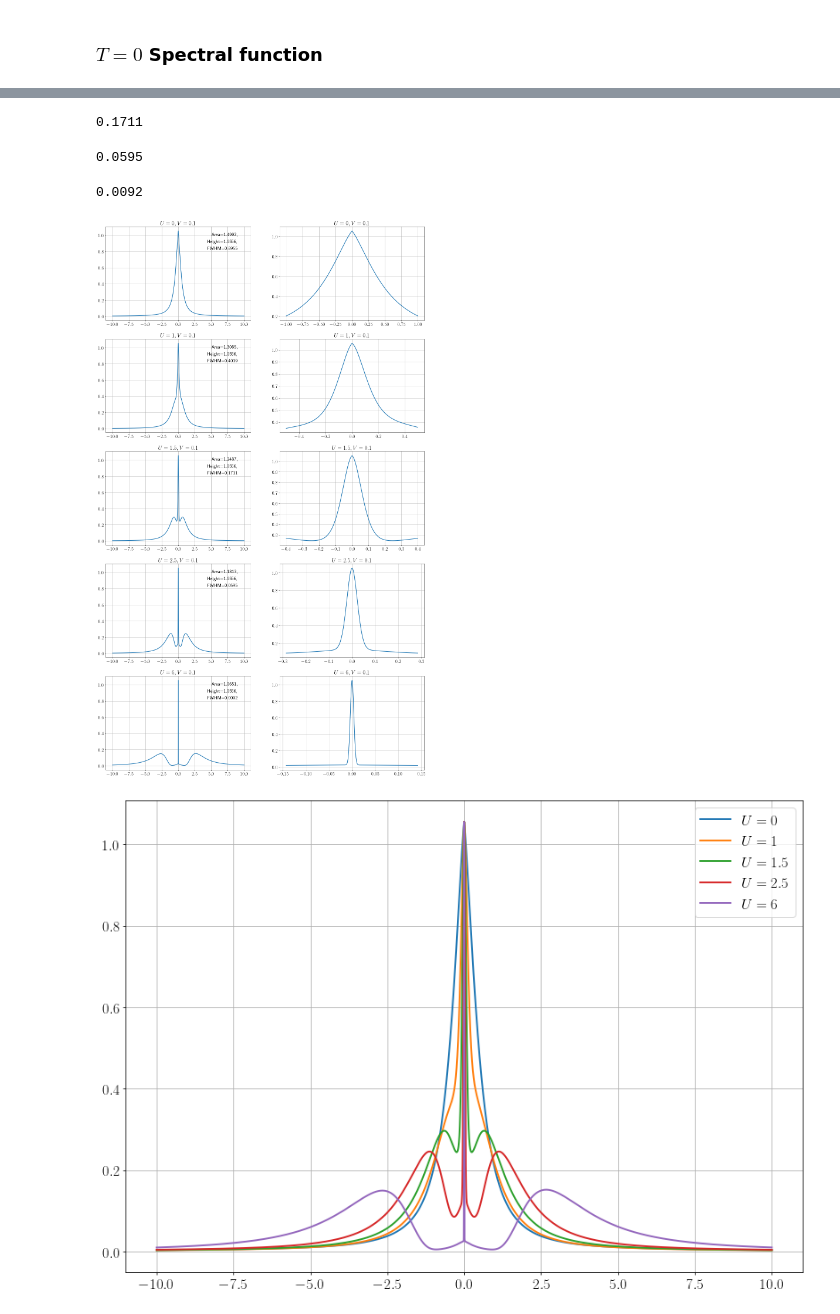
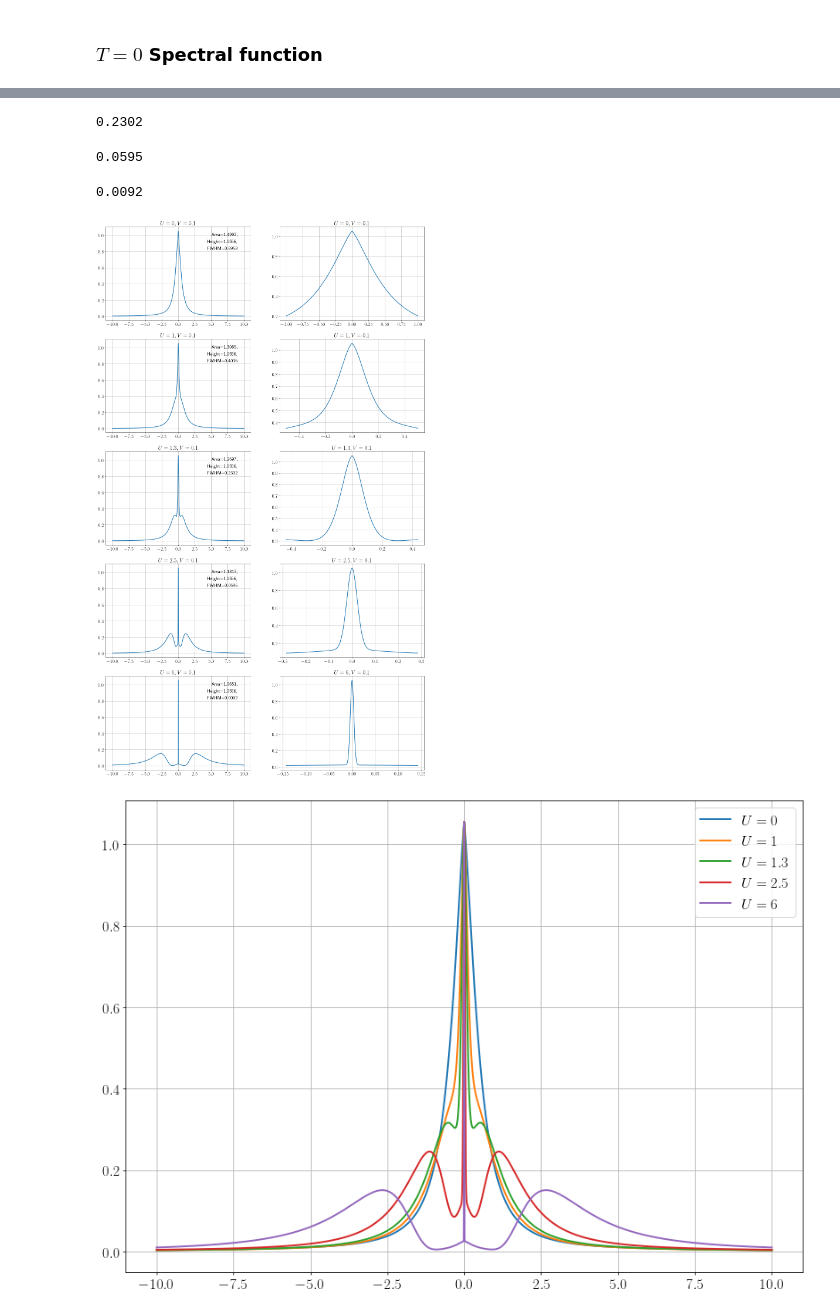
Before and after one commit to abhirup-m/Tiling-Embedded-Esiam, a Jupyter notebook: siam_spec_func.ipynb, the cells around one changed output, grey strips where cells are left out. Drawn from its saved outputs; the diff is of its cells as text; code cells hidden in the pictures.

```diff
--- a/siam_spec_func.ipynb
+++ b/siam_spec_func.ipynb
@@ -142,7 +142,7 @@ fig2, ax2 = plt.subplots(figsize=(14,10))
 h = 1
 i = -1
 ht_area = []
-for U in [0, 1, 1.5, 2.5, 6]:
+for U in [0, 1, 1.3, 2.5, 6]:
 # for U in [0]:
     i += 1
     ed = -U/2
@@ -171,6 +171,7 @@ for U in [0, 1, 1.5, 2.5, 6]:
         factor = get_correction_factor(E, X, h)
         A = sum(list(tqdm(Pool().map(get_rho_X, product(zip(E, X), X0, [factor], [False])), total=len(X0)*len(E))))
 
+    A = 0.5*(A + np.flip(A))
     ax1[i][0].plot(w_range, A)
     ax1[i][0].set_title(r"$U={}, V={}$".format(U, V))
     ax1[i][1].plot(w_range[np.where(abs(w_range) < 1/(1+U))], A[np.where(abs(w_range) < 1/(1+U))])
@@ -192,5 +193,5 @@ plt.show()
-0.1711
+0.2302
 0.0595
 0.0092
-[figure, old version]
+[figure, new version]
-[figure, old version]
+[figure, new version]
```
Also changed, not shown: parts of 1 cell of this notebook, 2 other files.
